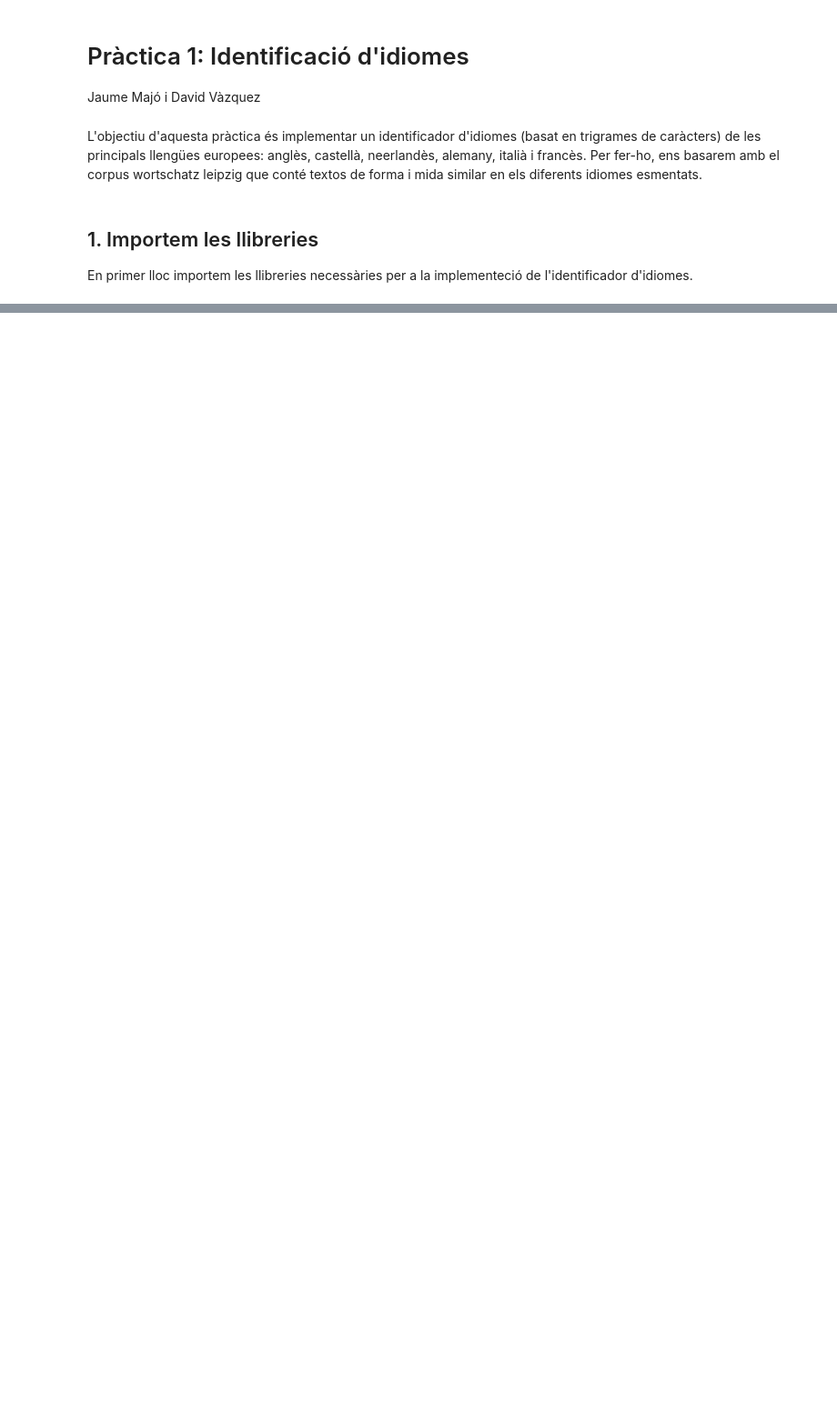
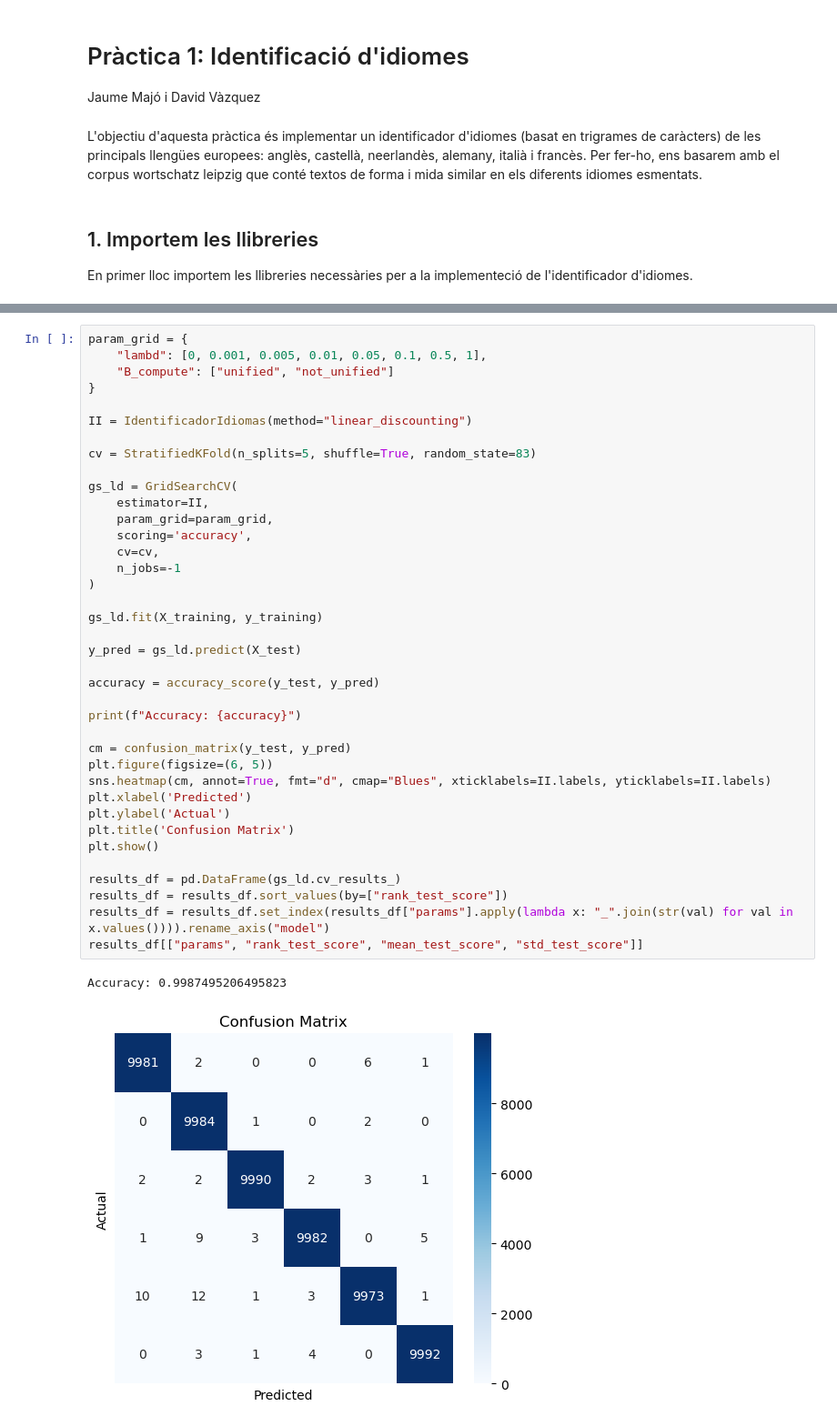
Before and after one commit to dz2pz/PLH---Identificacio-didiomes, a Jupyter notebook: Practica1 PLH.ipynb, the cells around one changed output, grey strips where cells are left out. Shown at 91% size. Saved outputs shown, nothing was run; the diff lists cells and outputs as text; blank space fills up the shorter version.

```diff
--- a/Practica1 PLH.ipynb
+++ b/Practica1 PLH.ipynb
@@ -279,0 +378,41 @@ Accuracy: 0.9988162128816046
+# %%
+param_grid = {
+    "lambd": [0, 0.001, 0.005, 0.01, 0.05, 0.1, 0.5, 1],
+    "B_compute": ["unified", "not_unified"]
+}
+
+II = IdentificadorIdiomas(method="linear_discounting")
+
+cv = StratifiedKFold(n_splits=5, shuffle=True, random_state=83)
+
+gs_ld = GridSearchCV(
+    estimator=II,
+    param_grid=param_grid,
+    scoring='accuracy',
+    cv=cv,
+    n_jobs=-1
+)
+
+gs_ld.fit(X_training, y_training)
+
+y_pred = gs_ld.predict(X_test)
+
+accuracy = accuracy_score(y_test, y_pred)
+
+print(f"Accuracy: {accuracy}")
+
+cm = confusion_matrix(y_test, y_pred)
+plt.figure(figsize=(6, 5))
+sns.heatmap(cm, annot=True, fmt="d", cmap="Blues", xticklabels=II.labels, yticklabels=II.labels)
+plt.xlabel('Predicted')
+plt.ylabel('Actual')
+plt.title('Confusion Matrix')
+plt.show()
+
+results_df = pd.DataFrame(gs_ld.cv_results_)
+results_df = results_df.sort_values(by=["rank_test_score"])
+results_df = results_df.set_index(results_df["params"].apply(lambda x: "_".join(str(val) for val in x.values()))).rename_axis("model")
+results_df[["params", "rank_test_score", "mean_test_score", "std_test_score"]]
+# %% [output]
+Accuracy: 0.9987495206495823
+[figure, added]
```
Also changed, not shown: parts of 25 cells of this notebook.
